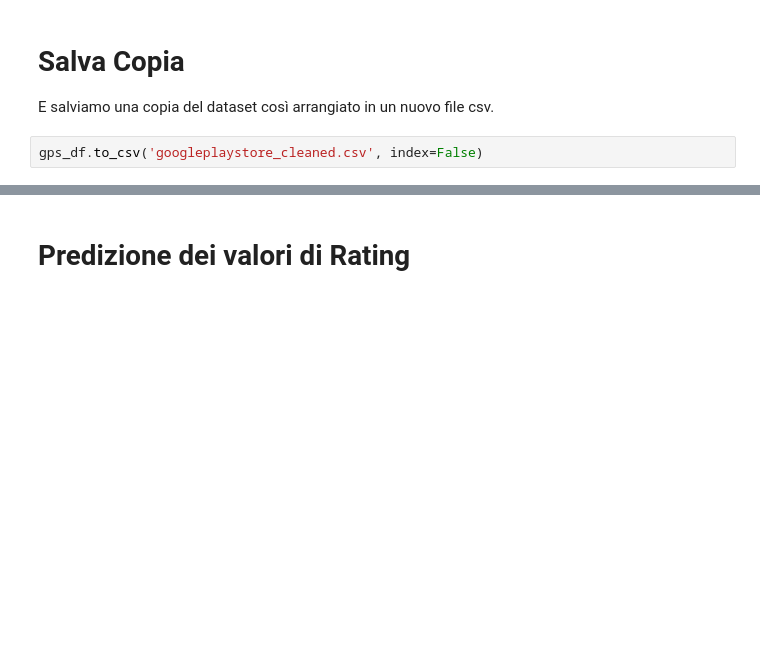
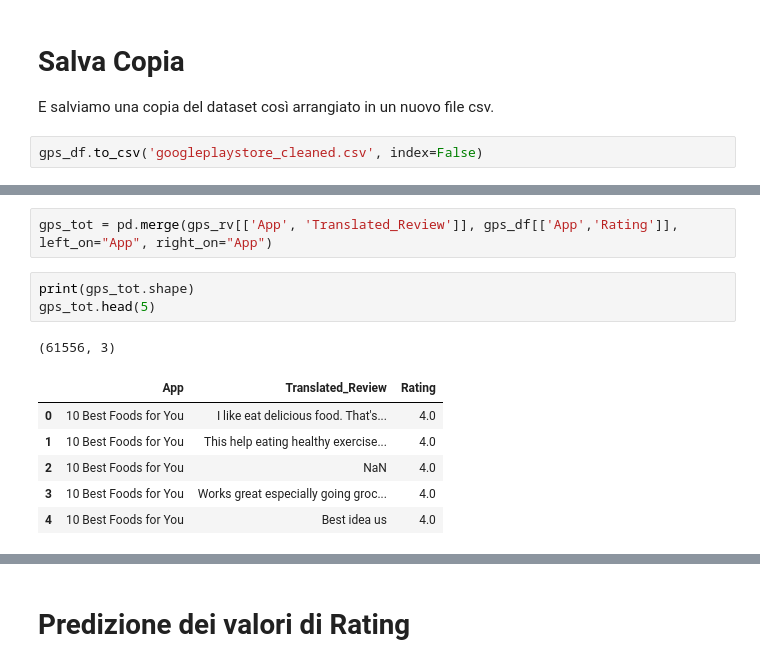
Before and after one commit to stefanofiore/google-play-store, a Jupyter notebook: GooglePlayStore.ipynb, the cells around one changed output, grey strips where cells are left out. Cells and saved outputs as stored; diff of their text form; blank space fills up the shorter version.

```diff
--- a/GooglePlayStore.ipynb
+++ b/GooglePlayStore.ipynb
@@ -882,0 +942,13 @@ gps_df.to_csv('googleplaystore_cleaned.csv', index=False)
+# %%
+gps_tot = pd.merge(gps_rv[['App', 'Translated_Review']], gps_df[['App','Rating']], left_on="App", right_on="App")
+# %%
+print(gps_tot.shape)
+gps_tot.head(5)
+# %% [output]
+(61556, 3)
+|  | App | Translated_Review | Rating |
+| 0 | 10 Best Foods for You | I like eat delicious food. That's... | 4.0 |
+| 1 | 10 Best Foods for You | This help eating healthy exercise... | 4.0 |
+| 2 | 10 Best Foods for You | NaN | 4.0 |
+| 3 | 10 Best Foods for You | Works great especially going groc... | 4.0 |
+| 4 | 10 Best Foods for You | Best idea us | 4.0 |
```
Also changed, not shown: parts of 44 cells of this notebook.
